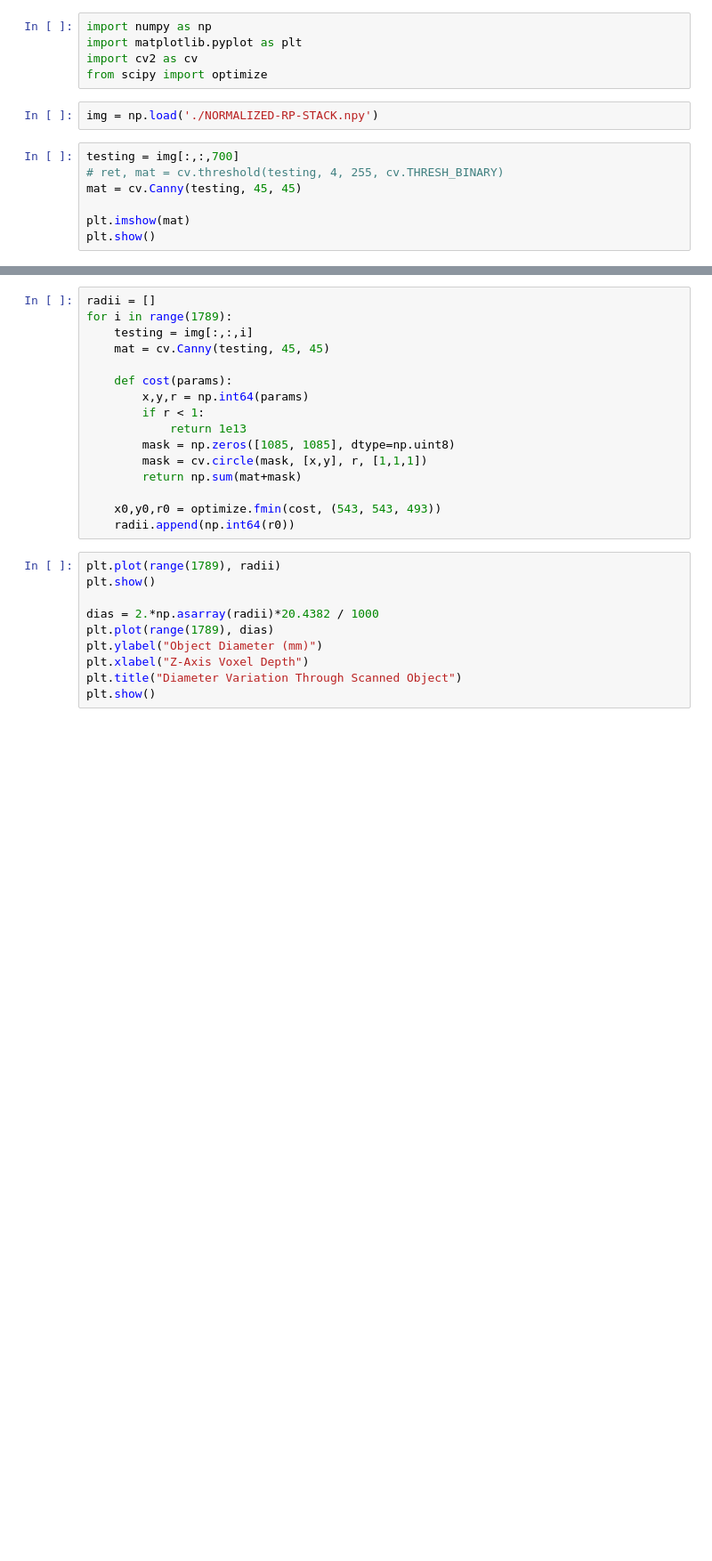
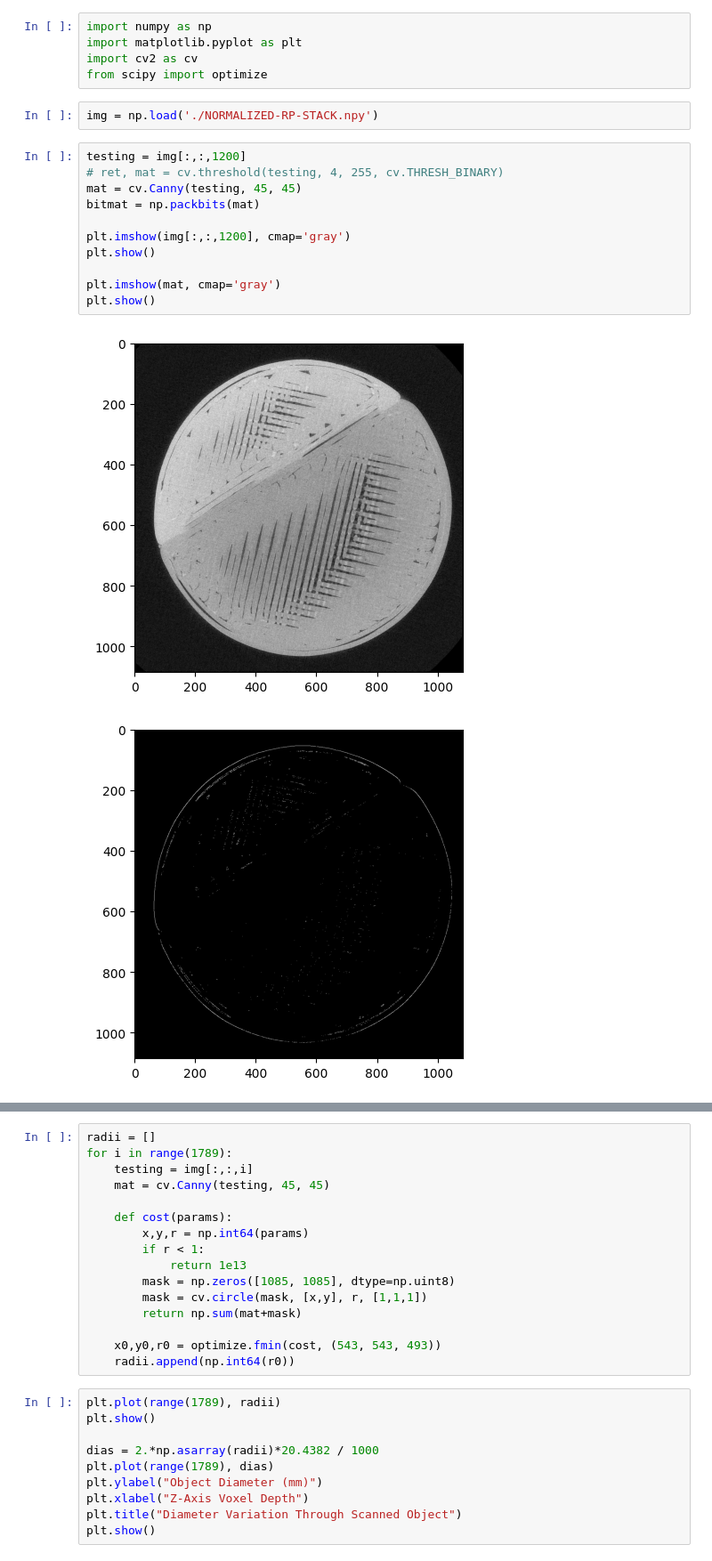
Before and after one commit to tpasfieldERAU/MA390-490_PNNL, a Jupyter notebook: diameter-analysis.ipynb, the cells around one changed output, grey strips where cells are left out. Shown at 89% size. Saved outputs shown, nothing was run; the diff lists cells and outputs as text; blank space fills up the shorter version.

```diff
--- a/diameter-analysis.ipynb
+++ b/diameter-analysis.ipynb
@@ -6,12 +6,19 @@ from scipy import optimize
 # %%
 img = np.load('./NORMALIZED-RP-STACK.npy')
 # %%
-testing = img[:,:,700]
+testing = img[:,:,1200]
 # ret, mat = cv.threshold(testing, 4, 255, cv.THRESH_BINARY)
 mat = cv.Canny(testing, 45, 45)
+bitmat = np.packbits(mat)
 
-plt.imshow(mat)
+plt.imshow(img[:,:,1200], cmap='gray')
 plt.show()
+
+plt.imshow(mat, cmap='gray')
+plt.show()
+# %% [output]
+[figure, added]
+[figure, added]
 # %%
 def cost(params):
     x,y,r = np.int64(params)
```
Also changed, not shown: parts of 2 cells of this notebook.
